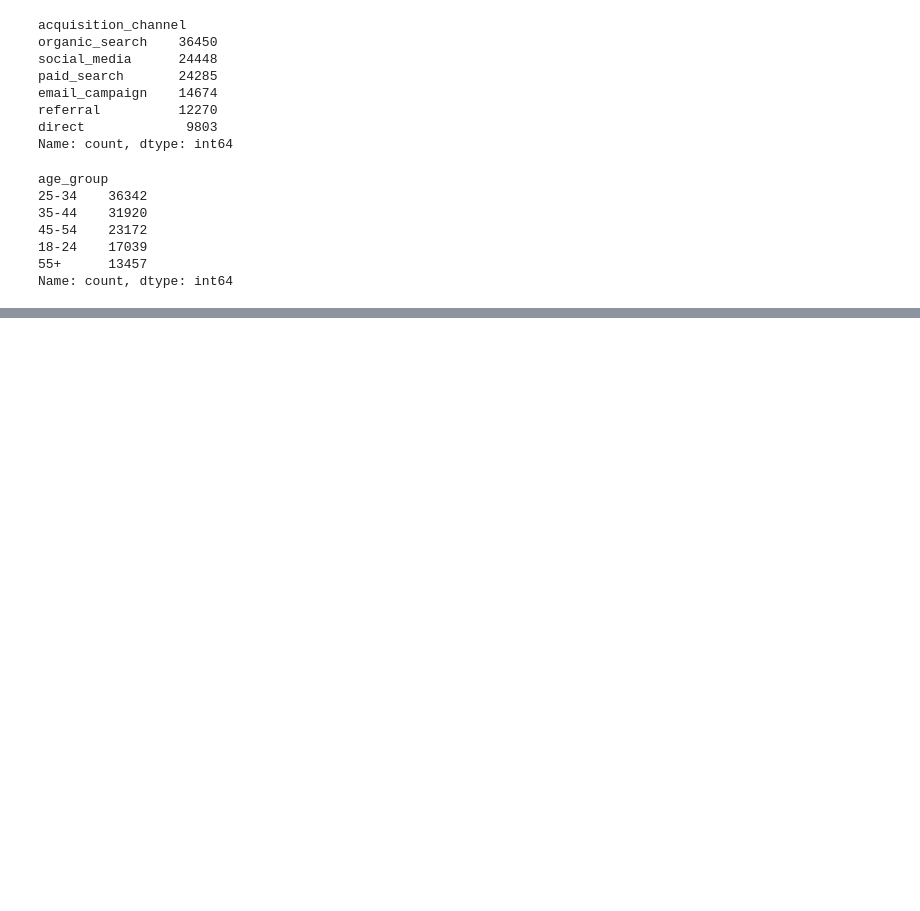
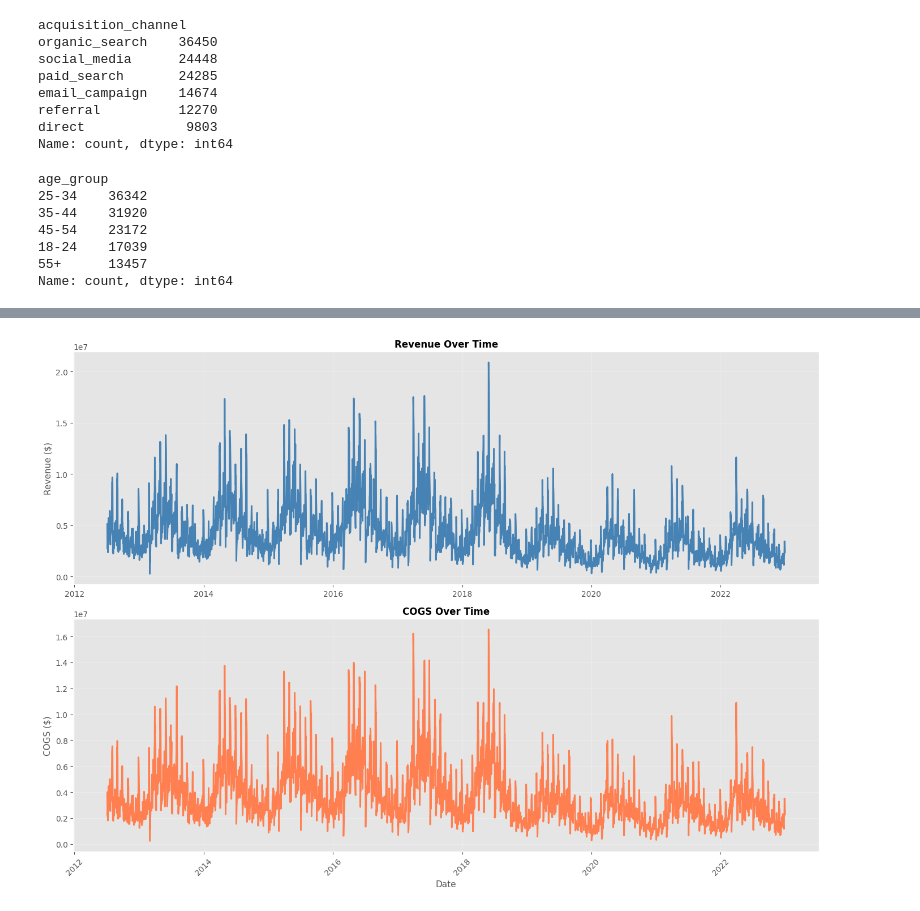
Before and after one commit to nqt-2/Datathon_Vin, a Jupyter notebook: notebook/Son_EDA.ipynb, the cells around one changed output, grey strips where cells are left out. Saved outputs shown, nothing was run; the diff lists cells and outputs as text; code cells hidden in the pictures; blank space fills up the shorter version.

Commit message:
EDA progress on sales, web_traffic

```diff
--- a/notebook/Son_EDA.ipynb
+++ b/notebook/Son_EDA.ipynb
@@ -28,3 +28,4 @@ order_item = pd.read_csv("../data/order_items.csv")
 shipments = pd.read_csv("../data/shipments.csv")
 reviews = pd.read_csv("../data/reviews.csv")
 promotions = pd.read_csv("../data/promotions.csv")
+sales = pd.read_csv("../data/sales.csv")
@@ -120,0 +194,21 @@ Name: count, dtype: int64
+# %%
+fig, axes = plt.subplots(2, 1, figsize=(14, 10))
+
+# Revenue
+axes[0].plot(sales['Date'], sales['Revenue'], linewidth=2, color='steelblue')
+axes[0].set_title('Revenue Over Time', fontsize=12, fontweight='bold')
+axes[0].set_ylabel('Revenue ($)', fontsize=11)
+axes[0].grid(True, alpha=0.3)
+
+# COGS
+axes[1].plot(sales['Date'], sales['COGS'], linewidth=2, color='coral')
+axes[1].set_title('COGS Over Time', fontsize=12, fontweight='bold')
+axes[1].set_xlabel('Date', fontsize=11)
+axes[1].set_ylabel('COGS ($)', fontsize=11)
+axes[1].grid(True, alpha=0.3)
+axes[1].tick_params(axis='x', rotation=45)
+
+plt.tight_layout()
+plt.show()
+# %% [output]
+[figure, added]
```
Also changed, not shown: parts of 7 cells of this notebook.
